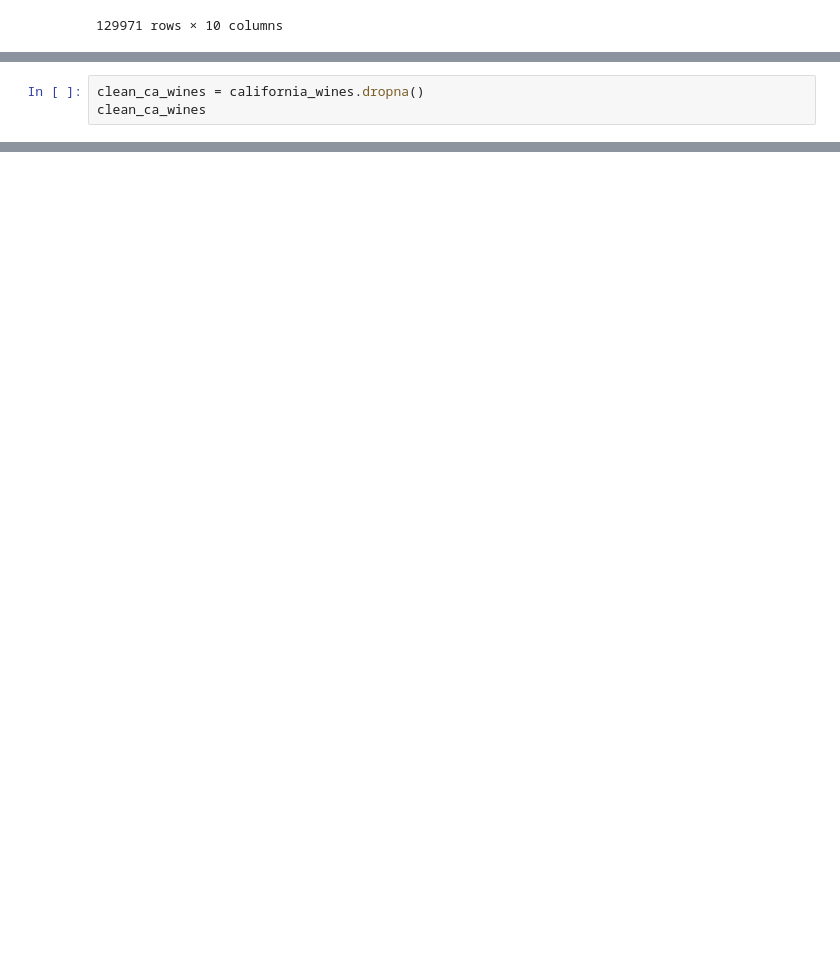
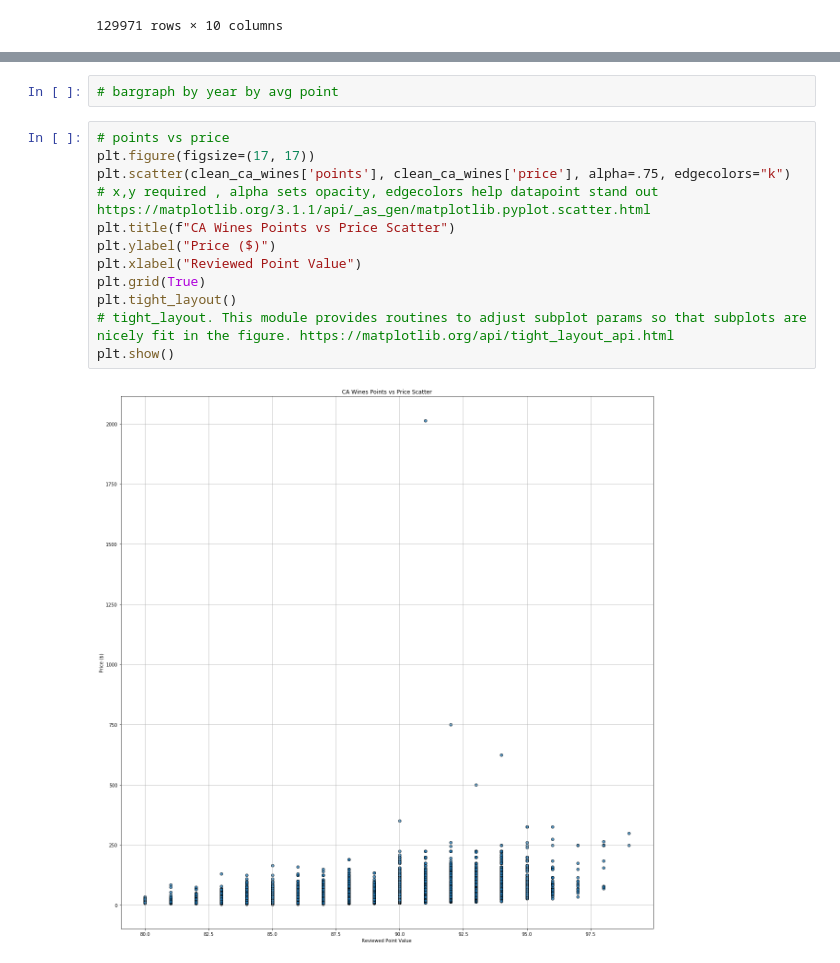
Before and after one commit to 4Reference/Project1, a Jupyter notebook: wine_analysis.ipynb, the cells around one changed output, grey strips where cells are left out. Drawn from its saved outputs; the diff is of its cells as text; blank space fills up the shorter version.

```diff
--- a/wine_analysis.ipynb
+++ b/wine_analysis.ipynb
@@ -111,3 +227,0 @@ california_wines
-# %%
-clean_ca_wines = california_wines.dropna()
-clean_ca_wines
@@ -161,0 +393,16 @@ clean_gbl_wines
+# %%
+# bargraph by year by avg point
+# %%
+# points vs price
+plt.figure(figsize=(17, 17))
+plt.scatter(clean_ca_wines['points'], clean_ca_wines['price'], alpha=.75, edgecolors="k")
+# x,y required , alpha sets opacity, edgecolors help datapoint stand out https://matplotlib.org/3.1.1/api/_as_gen/matplotlib.pyplot.scatter.html
+plt.title(f"CA Wines Points vs Price Scatter")
+plt.ylabel("Price ($)")
+plt.xlabel("Reviewed Point Value")
+plt.grid(True)
+plt.tight_layout()
+# tight_layout. This module provides routines to adjust subplot params so that subplots are nicely fit in the figure. https://matplotlib.org/api/tight_layout_api.html
+plt.show()
+# %% [output]
+[figure, added]
```
Also changed, not shown: parts of 34 cells of this notebook, 1 other file.
